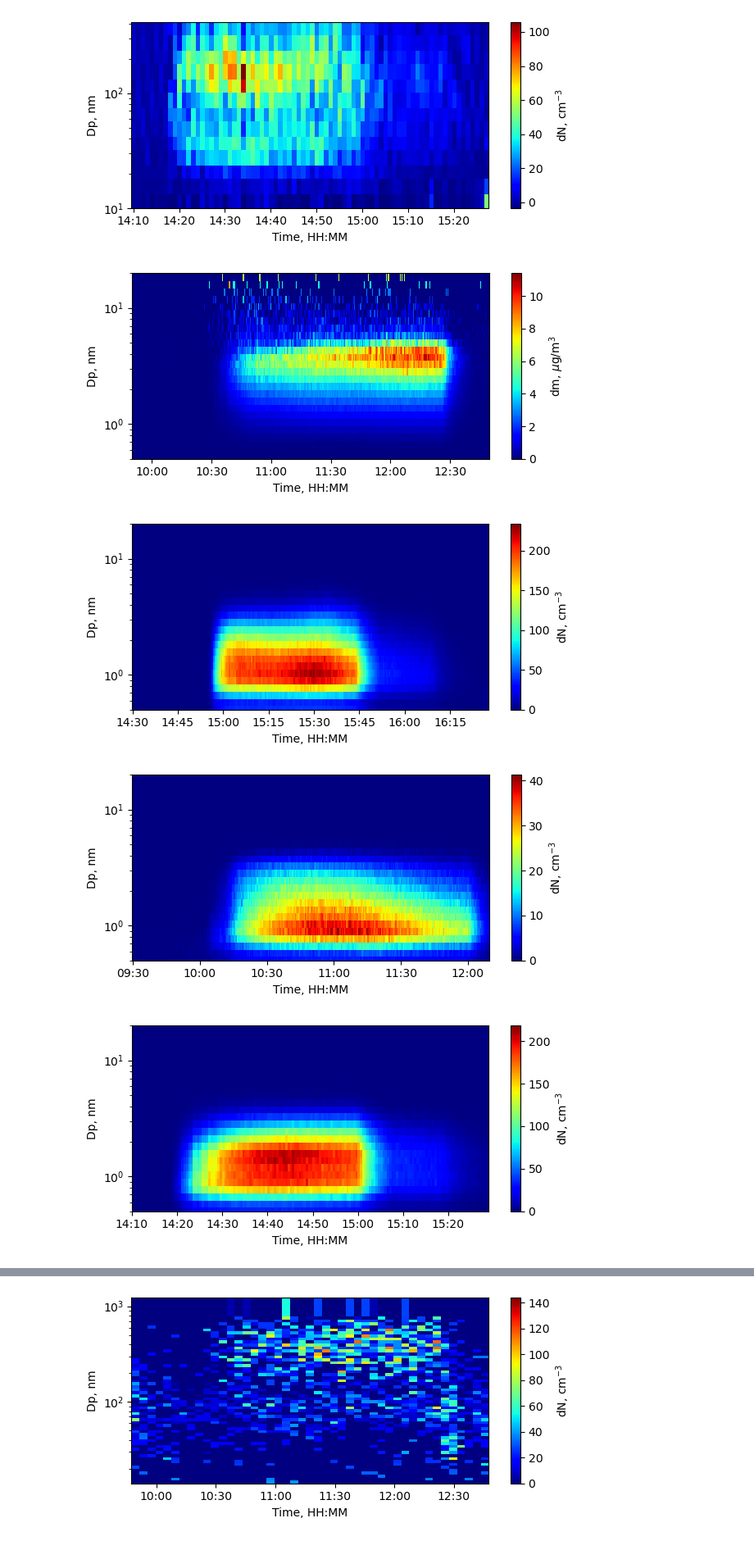
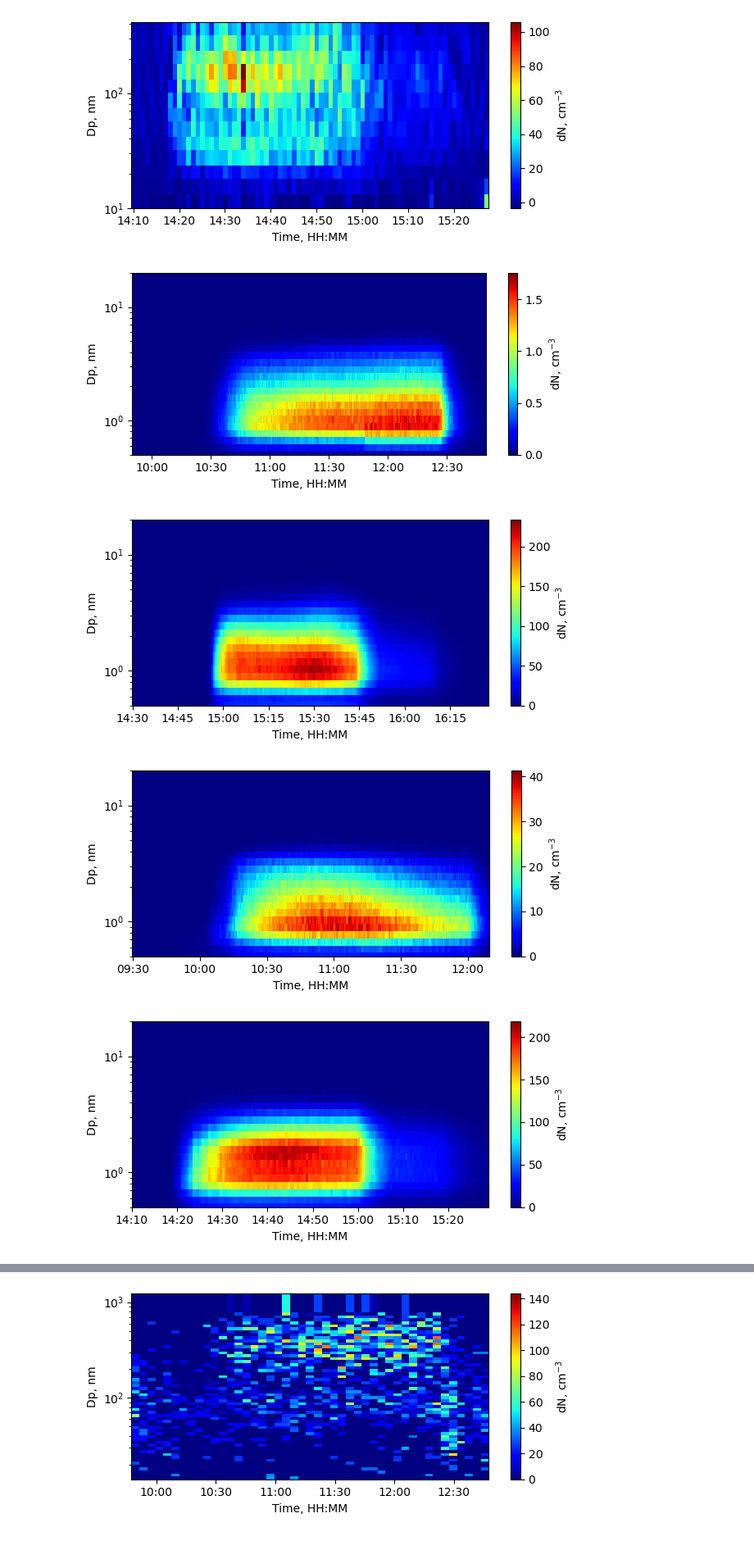
Before and after one commit to Normann25/Master-thesis, a Jupyter notebook: Lund Brake Wear/Timeseries.ipynb, the cells around one changed output, grey strips where cells are left out. Shown at 82% size. Cells and saved outputs as stored; diff of their text form; code cells hidden in the pictures.

```diff
--- a/Lund Brake Wear/Timeseries.ipynb
+++ b/Lund Brake Wear/Timeseries.ipynb
@@ -119,37 +119,42 @@ for i, key in enumerate(NanoScan_dict_keys):
 [figure]
 [figure]
 [figure]
+# %%
+APS_dict_keys = ['20241016_APS', '20241016_APS_2_exp', '20241017_APS', '20241017_APS']
+APS_bins = OPS_APS['20241016_APS'].keys()[4:56].to_list()
+APS_bin_mean = [0.523]
+for key in OPS_APS['20241016_APS'].keys()[5:56]:
+    APS_bin_mean.append(float(key))
+    OPS_APS['20241016_APS'][key] = pd.to_numeric(OPS_APS['20241016_APS'][key], errors='coerce') * 7.86
+APS_cut_point = bin_edges(0.500, APS_bin_mean)
+
+APS_mass_conc = {}
+APS_mass_conc['20241016_APS'] = OPS_APS['20241016_APS']
+for key in APS_dict_keys[1:]:
+    mass_conc = calc_mass_conc(OPS_APS[key], APS_bins, APS_bin_mean, 7.86)
+    APS_mass_conc[key] = mass_conc
+
+APS_number = pd.DataFrame({'Time': OPS_APS['20241016_APS']['Time']})
+for i, key in enumerate(APS_bins):
+        # Ensure df[key] is numeric
+        OPS_APS['20241016_APS'][key] = pd.to_numeric(OPS_APS['20241016_APS'][key], errors='coerce')
+
+        APS_number[key] = OPS_APS['20241016_APS'][key] / ((7.86 / 10**6) * (np.pi / 6) * APS_bin_mean[i]**3 * 10**6) # in #/cm**3
+OPS_APS['20241016_APS'] = APS_number
 # %%
-APS_dict_keys = ['20241016_APS_2_exp', '20241017_APS', '20241017_APS']
-APS_bins = OPS_APS['20241016_APS'].keys()[4:56].to_list()
-APS_bin_mean = [0.523]
-for key in OPS_APS['20241016_APS'].keys()[5:56]:
-    APS_bin_mean.append(float(key))
-APS_cut_point = bin_edges(0.500, APS_bin_mean)
-
-name = 'Timeseries/APS_timeseries_Exp1.png'
-
-fig, ax = plt.subplots(figsize = (6.3, 3))
-
-plot_timeseries(fig, ax, OPS_APS['20241016_APS'], APS_bins, APS_cut_point, 'mass', timestamps_wBG[0])
-
-fig.tight_layout()
-fig.savefig(name, dpi = 600)
-plt.show()
-
 for i, key in enumerate(APS_dict_keys):
-    exp_number = i + 2
+    exp_number = i + 1
     name = 'Timeseries/APS_timeseries_Exp' + str(exp_number) + '.png'
 
     fig, ax = plt.subplots(figsize = (6.3, 3))
 
-    plot_timeseries(fig, ax, OPS_APS[key], APS_bins, APS_cut_point, 'number', timestamps_wBG[i+1])
+    plot_timeseries(fig, ax, OPS_APS[key], APS_bins, APS_cut_point, 'number', timestamps_wBG[i])
 
     fig.tight_layout()
     fig.savefig(name, dpi = 600)
     plt.show()
 # %% [output]
-[figure, old version]
+[figure, new version]
 [figure]
 [figure]
 [figure]
```
Also changed, not shown: parts of 1 cell of this notebook, 5 other files.
